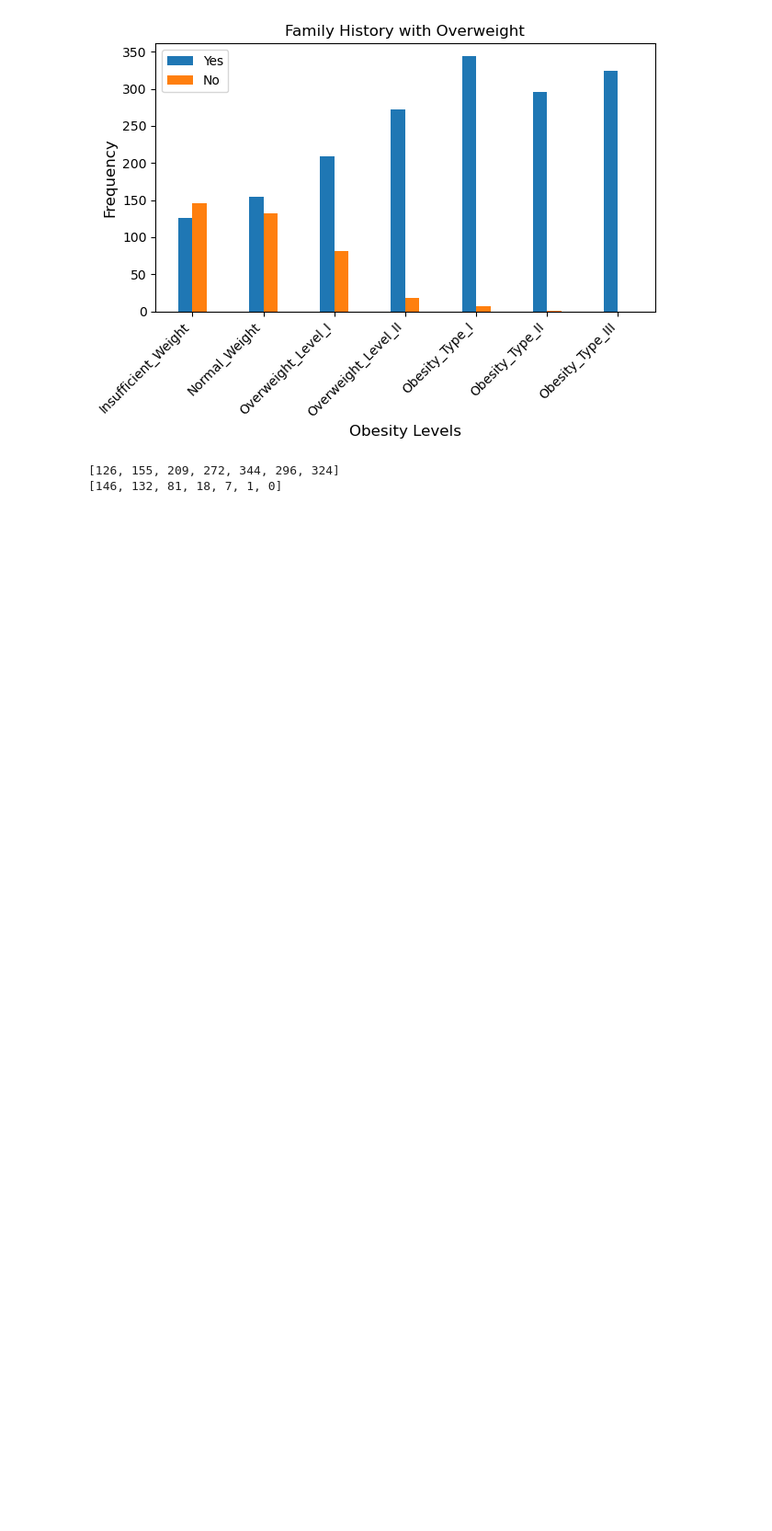
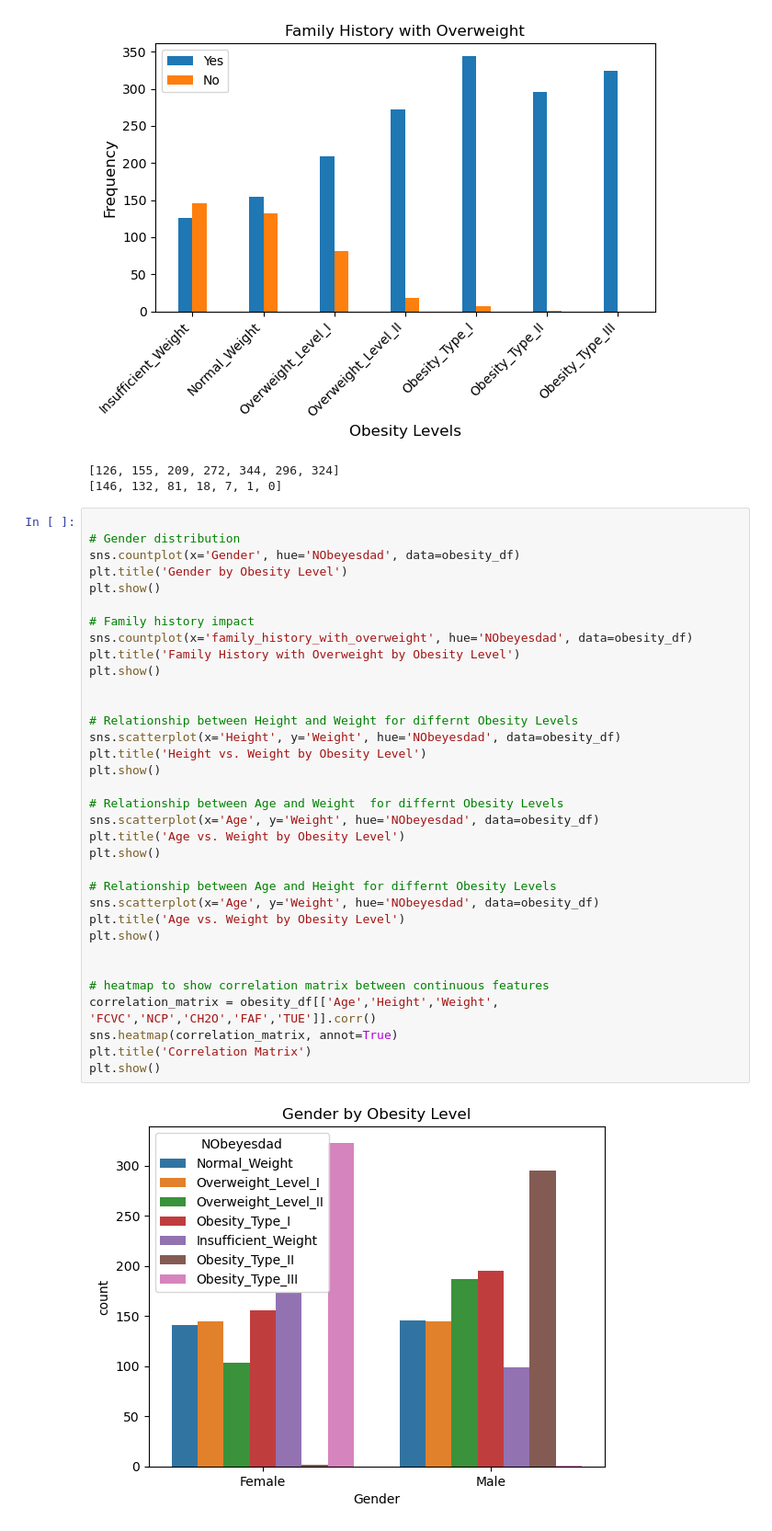
Before and after one commit to seema469/Team3Project_AAI_500, a Jupyter notebook: Final-Project-Report-Team-Number-3.ipynb, the cells around one changed output. Shown at 92% size. Drawn from its saved outputs; the diff is of its cells as text; blank space fills up the shorter version.

Commit message:
Merged changes from Loop branch. Included count plots, scatter plots and correlation matrix

```diff
--- a/Final-Project-Report-Team-Number-3.ipynb
+++ b/Final-Project-Report-Team-Number-3.ipynb
@@ -119,3 +119,39 @@ plt.show()
 [figure]
 [126, 155, 209, 272, 344, 296, 324]
 [146, 132, 81, 18, 7, 1, 0]
+# %%
+
+# Gender distribution
+sns.countplot(x='Gender', hue='NObeyesdad', data=obesity_df)
+plt.title('Gender by Obesity Level')
+plt.show()
+
+# Family history impact
+sns.countplot(x='family_history_with_overweight', hue='NObeyesdad', data=obesity_df)
+plt.title('Family History with Overweight by Obesity Level')
+plt.show()
+
+
+# Relationship between Height and Weight for differnt Obesity Levels
+sns.scatterplot(x='Height', y='Weight', hue='NObeyesdad', data=obesity_df)
+plt.title('Height vs. Weight by Obesity Level')
+plt.show()
+
+# Relationship between Age and Weight  for differnt Obesity Levels
+sns.scatterplot(x='Age', y='Weight', hue='NObeyesdad', data=obesity_df)
+plt.title('Age vs. Weight by Obesity Level')
+plt.show()
+
+# Relationship between Age and Height for differnt Obesity Levels
+sns.scatterplot(x='Age', y='Weight', hue='NObeyesdad', data=obesity_df)
+plt.title('Age vs. Weight by Obesity Level')
+plt.show()
+
+
+# heatmap to show correlation matrix between continuous features
+correlation_matrix = obesity_df[['Age','Height','Weight', 'FCVC','NCP','CH2O','FAF','TUE']].corr()
+sns.heatmap(correlation_matrix, annot=True)
+plt.title('Correlation Matrix')
+plt.show()
+# %% [output]
+[figure, added]
```
Also changed, not shown: parts of 1 cell of this notebook.
